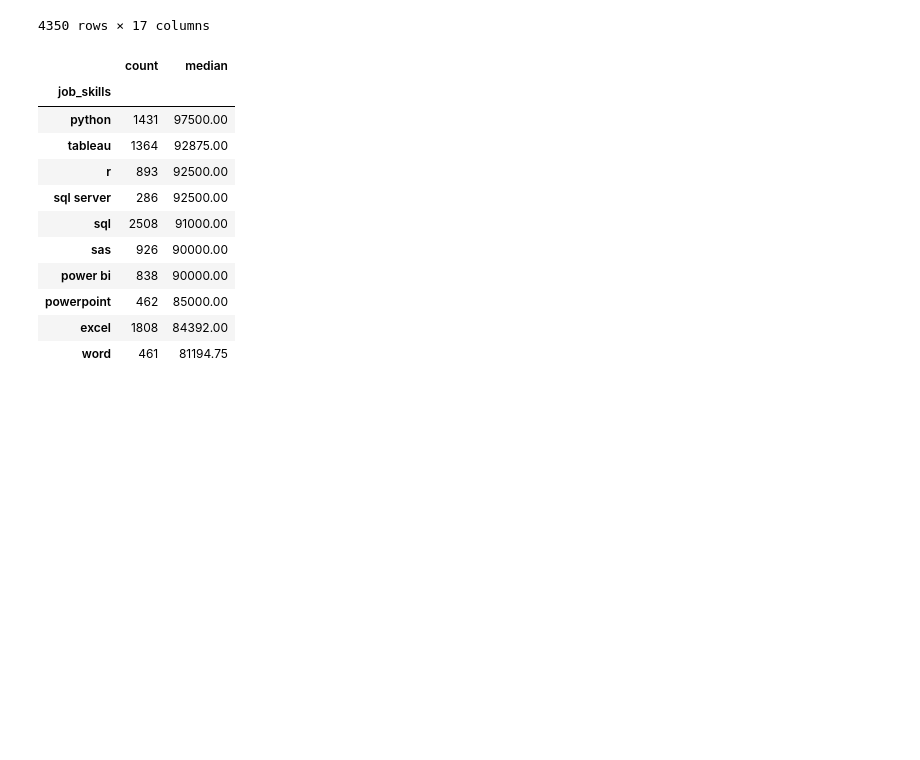
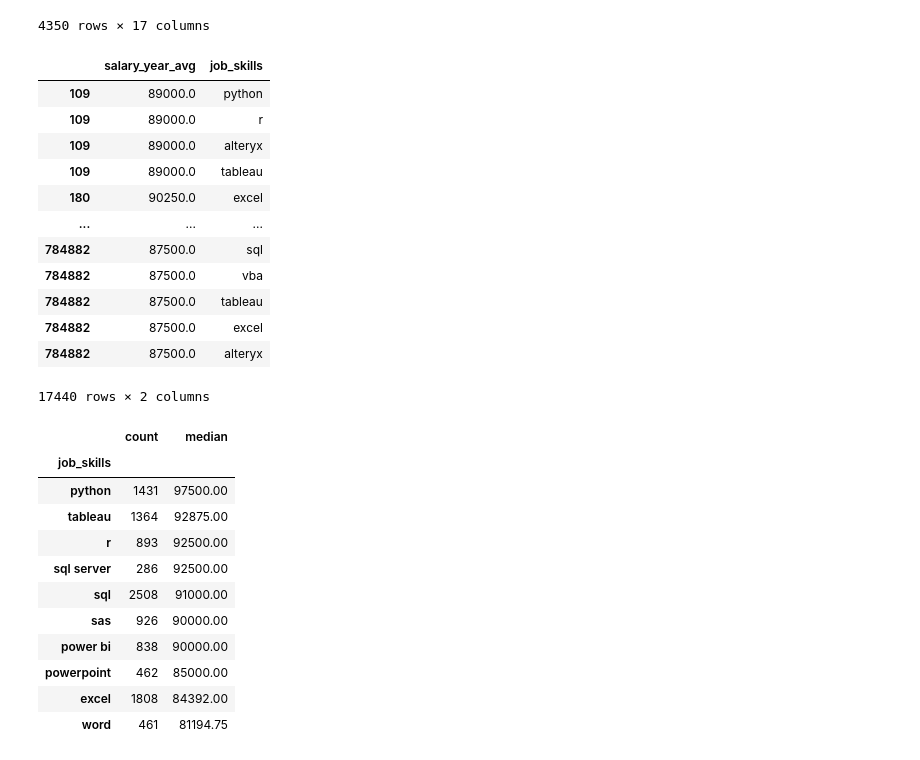
Before and after one commit to Cuishine/Python_Data_Project, a Jupyter notebook: 3_Project/4_Salary_Analysis.ipynb, the cells around one changed output. Saved outputs shown, nothing was run; the diff lists cells and outputs as text; code cells hidden in the pictures; blank space fills up the shorter version.

```diff
--- a/3_Project/4_Salary_Analysis.ipynb
+++ b/3_Project/4_Salary_Analysis.ipynb
@@ -20,6 +20,6 @@ df =dataset['train'].to_pandas()
 
 # Data Cleaning
 df['job_posted_date'] = pd.to_datetime(df['job_posted_date'])
-df['job_skills'] = df['job_skills'].apply(lambda x: ast.literal_eval(x) if pd.notna(x) else x)
+df['job_skills'] = df['job_skills'].apply(lambda x: ast.literal_eval(x) if pd.notna(x) and pd.notnull(x) else x)
 # %%
 # filter for the jobh titles and country
@@ -56,11 +56,11 @@ plt.show
 # %% [markdown]
 Investigate Median Salary Vs Skill for Data Analysts
 # %%
-df_DA_US = df[(df['job_title_short'] == 'Data Analyst') & (df['job_country'] == 'United States')].copy()
+df_DA_CA = df[(df['job_title_short'] == 'Data Analyst') & (df['job_country'] == 'United States')].copy()
 
-df_DA_US = df_DA_US.dropna(subset=['salary_year_avg'])
+df_DA_CA = df_DA_CA.dropna(subset=['salary_year_avg'])
 
-df_DA_US
+df_DA_CA
 # %% [output]
 |  | job_title_short | job_title | job_location | job_via | job_schedule_type | job_work_from_home | ... |
 | 109 | Data Analyst | Senior Supply Chain Analytics Ana... | Anywhere | via Get.It | Full-time | True | ... |
@@ -76,7 +76,23 @@ df_DA_US
 | 784882 | Data Analyst | Merchandising Analyst (Data Analyst) | Denton, TX | via LinkedIn | Full-time | False | ... |
 4350 rows × 17 columns
 # %%
-df_DA_US = df_DA_US.explode('job_skills')
+df_DA_CA = df_DA_CA.explode('job_skills')
 
-df_DA_US = df_DA_US[['salary_year_avg', 'job_skills']]
+df_DA_CA = df_DA_CA[['salary_year_avg', 'job_skills']]
+
+df_DA_CA
+# %% [output]
+|  | salary_year_avg | job_skills |
+| 109 | 89000.0 | python |
+| 109 | 89000.0 | r |
+| 109 | 89000.0 | alteryx |
+| 109 | 89000.0 | tableau |
+| 180 | 90250.0 | excel |
+| ... | ... | ... |
+| 784882 | 87500.0 | sql |
+| 784882 | 87500.0 | vba |
+| 784882 | 87500.0 | tableau |
+| 784882 | 87500.0 | excel |
+| 784882 | 87500.0 | alteryx |
+17440 rows × 2 columns
 # %%
```
Also changed, not shown: parts of 7 cells of this notebook.
